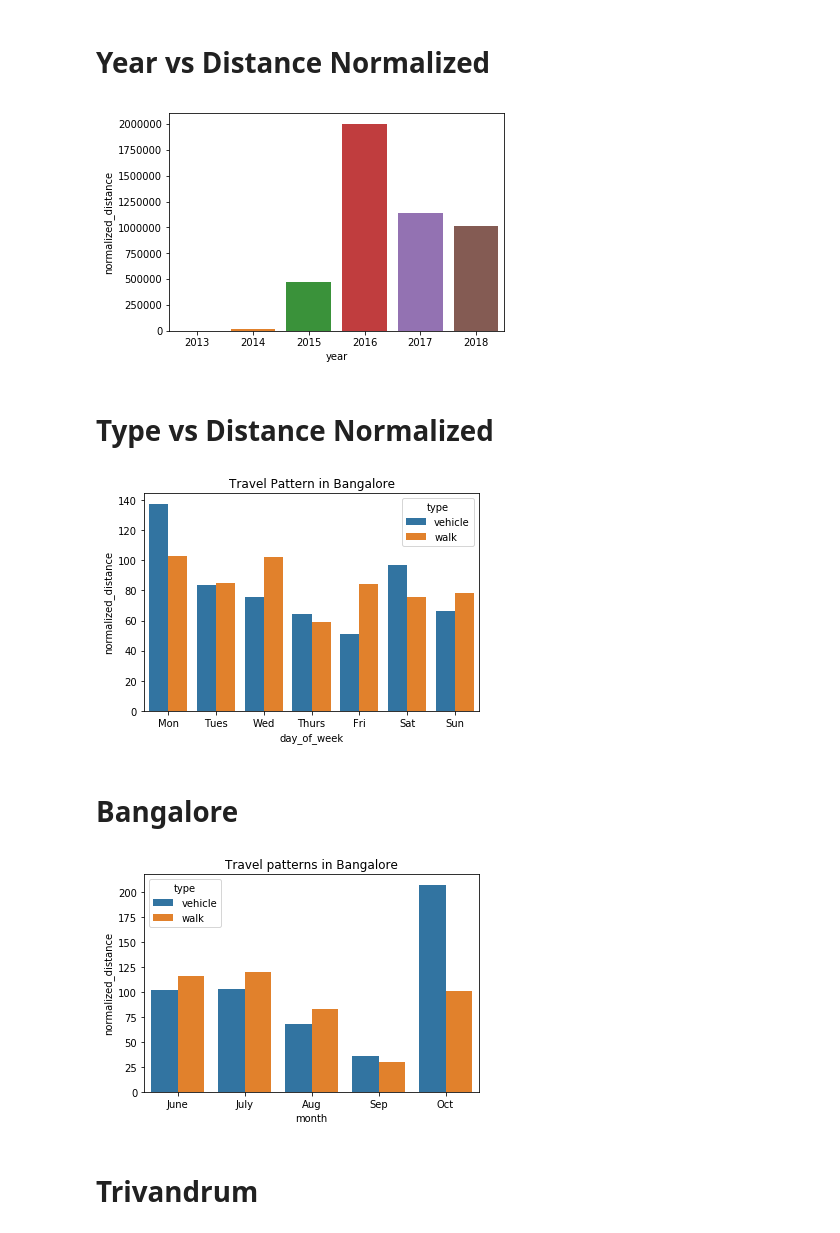
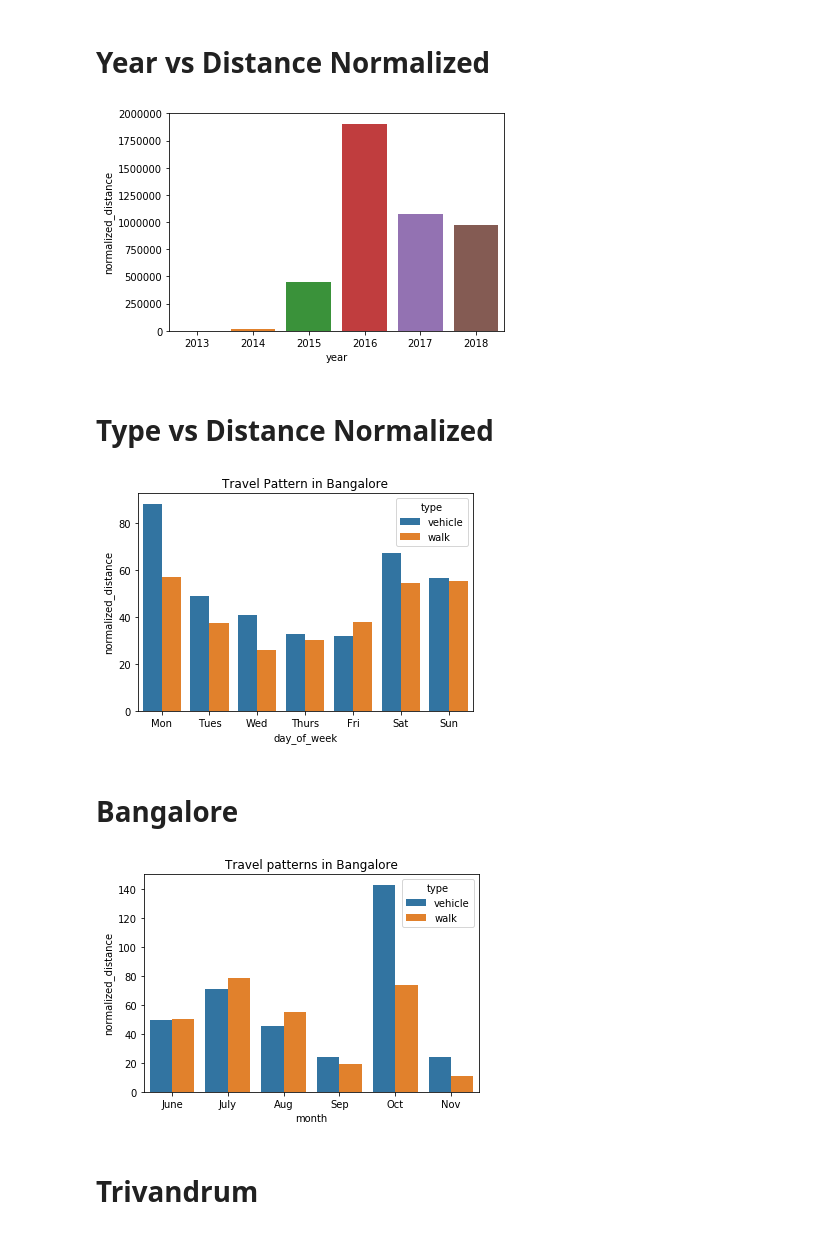
Before and after one commit to Kshitij68/Google-Location-History, a Jupyter notebook: Google Location History.ipynb, the cells around one changed output. Saved outputs shown, nothing was run; the diff lists cells and outputs as text; code cells hidden in the pictures.

Commit message:
Update distance calculation

```diff
--- a/Google Location History.ipynb
+++ b/Google Location History.ipynb
@@ -253,6 +231,6 @@ plt.show()
 # %%
-data_low = data[data.normalized_distance < 5]
-data_large = data[data.normalized_distance > 5]
+data_low = data[data.normalized_distance < 1]
+data_large = data[data.normalized_distance > 1]
 # %%
 sns.distplot(data_large.normalized_distance)
 plt.show()
@@ -322,7 +300,7 @@ data_large.sort_values(by = ['normalized_distance'],ascending=False)
 sns.barplot(x="year", y="normalized_distance",data=temp)
 plt.show()
 # %% [output]
-[figure, old version]
+[figure, new version]
 # %% [markdown]
 # Type vs Distance Normalized
 # %%
@@ -357,31 +335,30 @@ def travel_pattern(city_name):
 # %%
 travel_pattern('Bangalore')
 # %% [output]
-[figure, old version]
+[figure, new version]
 # %% [markdown]
 # Bangalore
 # %%
 temp = data_low[data_low.city == 'Bangalore']
 temp = temp[temp.year == 2018]
 temp = temp[temp.month != 'Jan']
 temp.type = temp.type.map(mapping_function)
 temp = temp[['month','normalized_distance','type']]
 temp = temp.groupby(['month','type']).sum().reset_index(drop = False)
 temp = temp[temp.type != 'others']
-temp
-index = [8,7,6,10,9]
+index = [8,7,6,11,10,9]
 indexes = list()
 for i in range(len(index)):
     for j in range(2):
         indexes.append(index[i])
 temp.index = indexes
 temp.sort_index(inplace = True)
 sns.barplot(x="month", y="normalized_distance",hue='type',data=temp)
 plt.title('Travel patterns in Bangalore')
 plt.savefig('Travel patterns in Bangalore.png', dpi = 300)
 plt.show()
 # %% [output]
-[figure, old version]
+[figure, new version]
 # %% [markdown]
 # Trivandrum
 # %%
```
Also changed, not shown: parts of 21 cells of this notebook.
